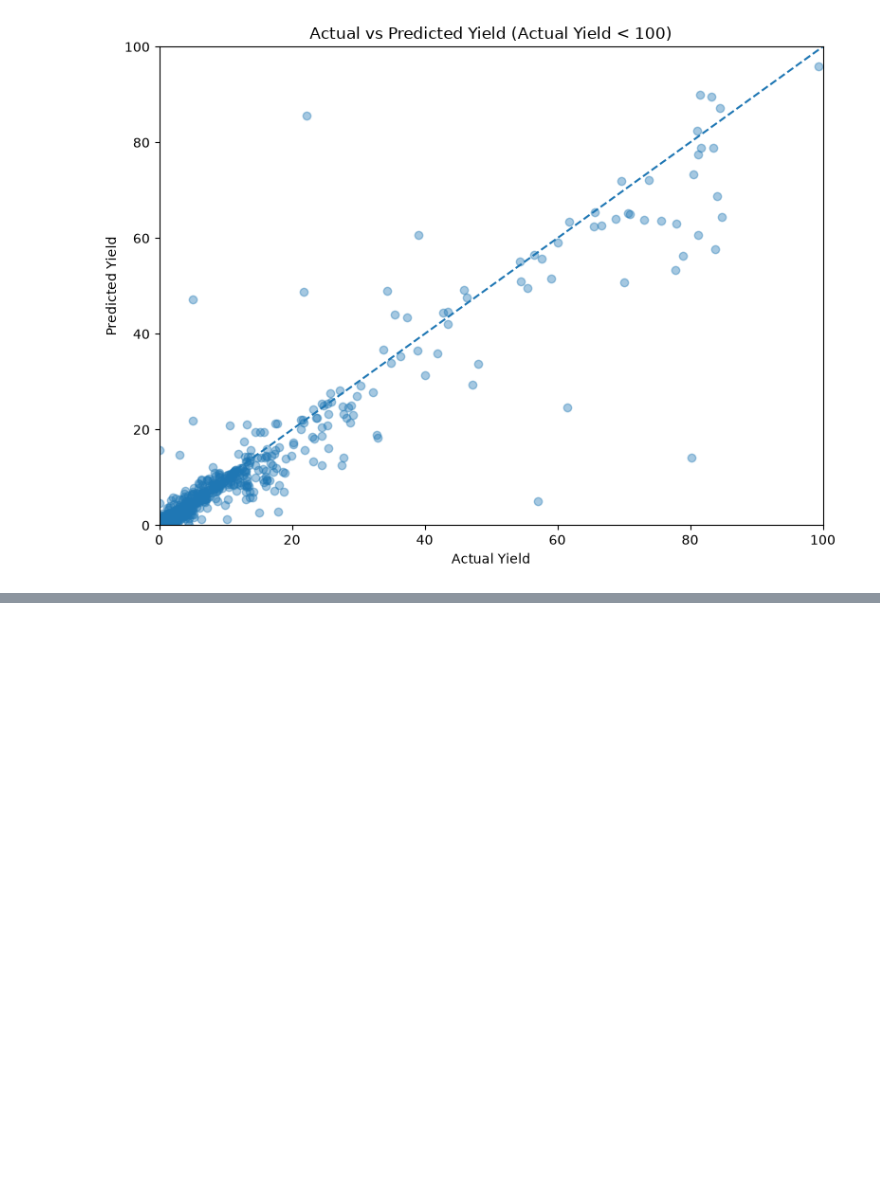
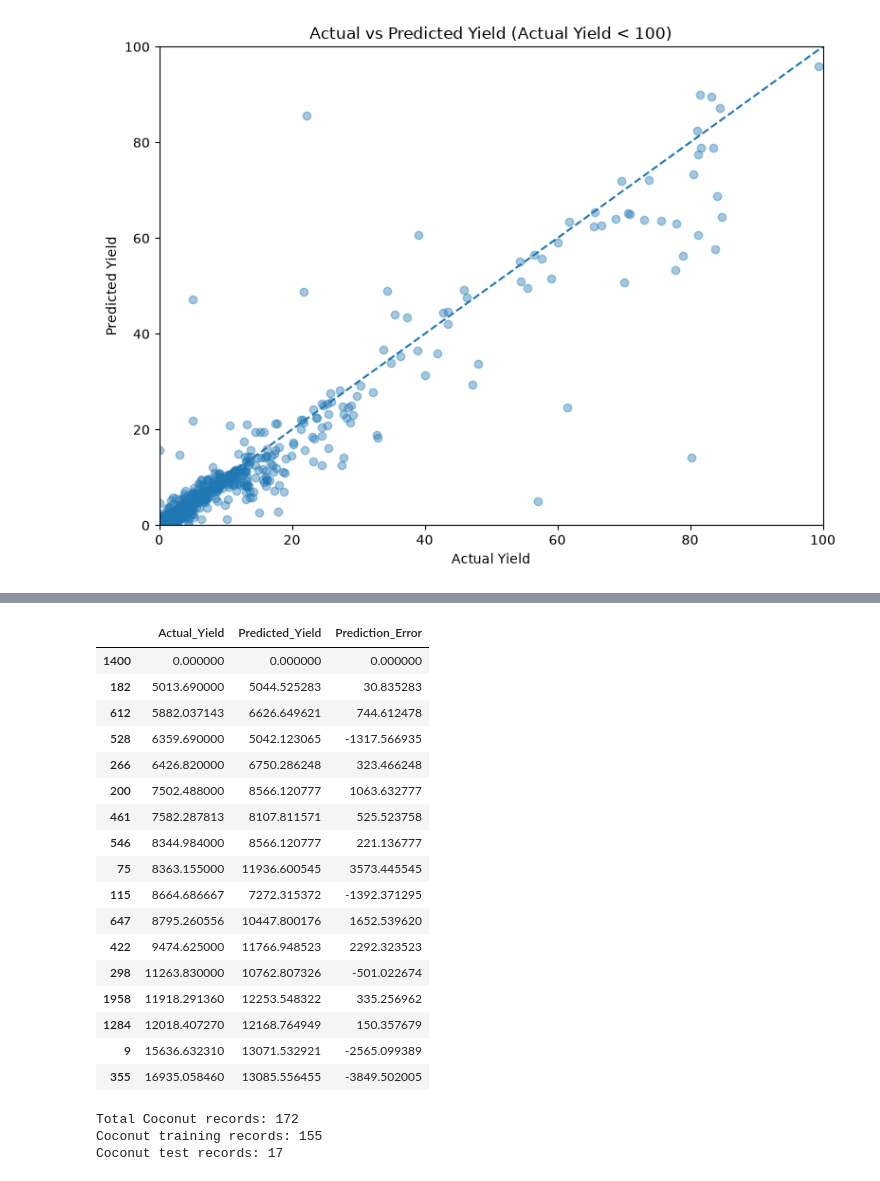
Before and after one commit to rohan24may/Crop-Yield-Analysis, a Jupyter notebook: notebooks/04_model_improvement.ipynb, the cells around one changed output, grey strips where cells are left out. Cells and saved outputs as stored; diff of their text form; code cells hidden in the pictures; blank space fills up the shorter version.

```diff
--- a/notebooks/04_model_improvement.ipynb
+++ b/notebooks/04_model_improvement.ipynb
@@ -595,0 +651,8 @@ plt.show()
+# %%
+coconut_df = error_df[
+    error_df["Crop"].str.strip() == "Coconut"
+]
+
+coconut_df[
+    ["Actual_Yield", "Predicted_Yield", "Absolute_Error"]
+].describe().round(2)
@@ -595,0 +669,47 @@ plt.show()
+# %%
+coconut_df = coconut_df.copy()
+
+coconut_df["Prediction_Error"] = (
+    coconut_df["Predicted_Yield"] - coconut_df["Actual_Yield"]
+)
+
+coconut_df[
+    ["Actual_Yield", "Predicted_Yield", "Prediction_Error"]
+].sort_values("Actual_Yield")
+# %% [output]
+|  | Actual_Yield | Predicted_Yield | Prediction_Error |
+| 1400 | 0.000000 | 0.000000 | 0.000000 |
+| 182 | 5013.690000 | 5044.525283 | 30.835283 |
+| 612 | 5882.037143 | 6626.649621 | 744.612478 |
+| 528 | 6359.690000 | 5042.123065 | -1317.566935 |
+| 266 | 6426.820000 | 6750.286248 | 323.466248 |
+| 200 | 7502.488000 | 8566.120777 | 1063.632777 |
+| 461 | 7582.287813 | 8107.811571 | 525.523758 |
+| 546 | 8344.984000 | 8566.120777 | 221.136777 |
+| 75 | 8363.155000 | 11936.600545 | 3573.445545 |
+| 115 | 8664.686667 | 7272.315372 | -1392.371295 |
+| 647 | 8795.260556 | 10447.800176 | 1652.539620 |
+| 422 | 9474.625000 | 11766.948523 | 2292.323523 |
+| 298 | 11263.830000 | 10762.807326 | -501.022674 |
+| 1958 | 11918.291360 | 12253.548322 | 335.256962 |
+| 1284 | 12018.407270 | 12168.764949 | 150.357679 |
+| 9 | 15636.632310 | 13071.532921 | -2565.099389 |
+| 355 | 16935.058460 | 13085.556455 | -3849.502005 |
+# %%
+coconut_data = df[
+    df["Crop"].str.strip() == "Coconut"
+]
+
+print("Total Coconut records:", len(coconut_data))
+print(
+    "Coconut training records:",
+    (coconut_data["Crop_Year"] <= 2017).sum()
+)
+print(
+    "Coconut test records:",
+    coconut_data["Crop_Year"].isin([2018, 2019]).sum()
+)
+# %% [output]
+Total Coconut records: 172
+Coconut training records: 155
+Coconut test records: 17
```
Also changed, not shown: parts of 20 cells of this notebook, 1 other file.
